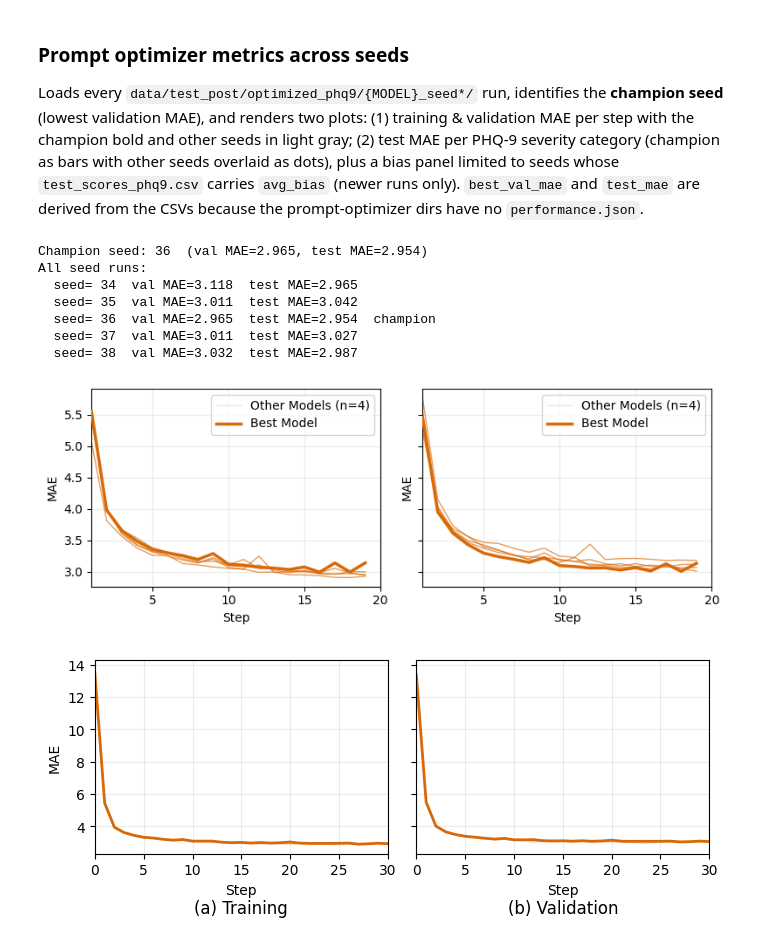
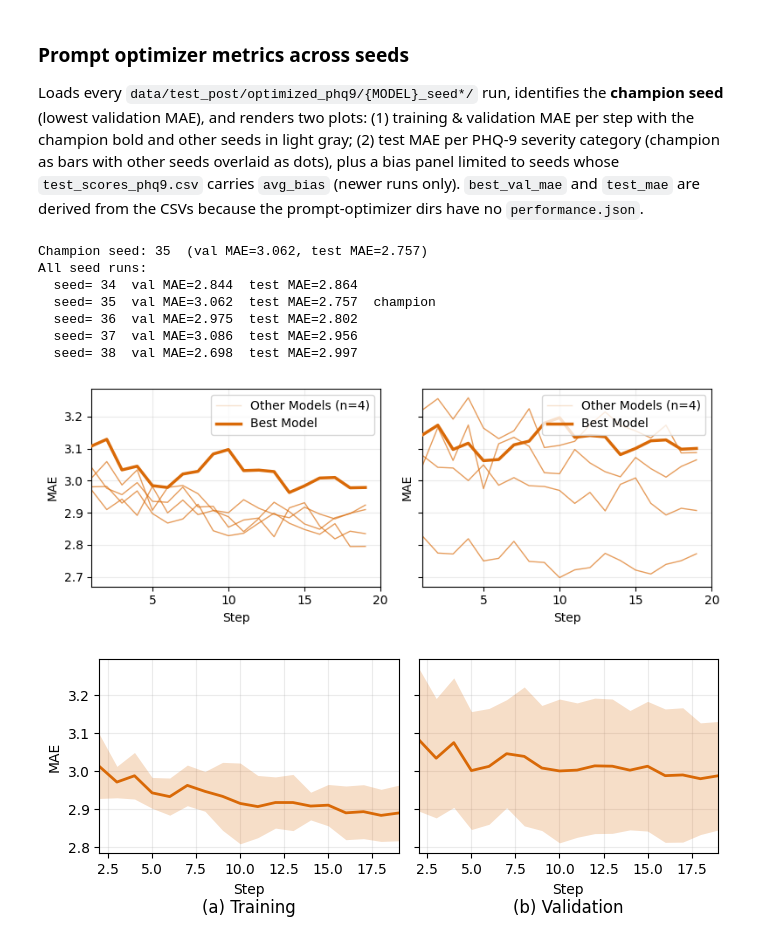
Before and after one commit to chrishoynck/ABM_LLMs_vllm, a Jupyter notebook: experiment.ipynb, the cells around one changed output. Saved outputs shown, nothing was run; the diff lists cells and outputs as text; code cells hidden in the pictures.

```diff
--- a/experiment.ipynb
+++ b/experiment.ipynb
@@ -53,3 +81,38 @@ Is CUDA available: False
+# %%
+R, p = fit.distribution_compare("power_law", "lognormal", normalized_ratio=True)
+
+# Empirical PDF: one dot per integer sum-score (>= xmin).
+xmin = int(fit.power_law.xmin)
+vals, counts = np.unique(phq9[phq9 >= xmin], return_counts=True)
+pdf = counts / counts.sum()
+
+# Power-law fit by least-squares ON THE DENSITY POINTS (each score weighted equally).
+slope, intercept = np.polyfit(np.log10(vals), np.log10(pdf), 1)
+gamma = -slope
+print(f"OLS power-law fit on PDF: gamma={gamma:.3f}  xmin={xmin}")
+
+fig, (ax1, ax2) = plt.subplots(1, 2, figsize=(5.5, 3))
+ax1.hist(phq9, bins=np.arange(phq9.min(), phq9.max() + 2) - 0.5,
+         weights=np.ones_like(phq9, dtype=float) / len(phq9),
+         color=BLUE, edgecolor="white")
+ax1.set(xlabel="PHQ-9 sum-score")
+ax1.set_xlim(0)
+
+ax2.plot(vals, pdf, "o", color=BLUE,  markersize = 4, label="empirical")
+xx = np.array([vals.min(), vals.max()], dtype=float)
+ax2.plot(xx, 10 ** (intercept + slope * np.log10(xx)),
+         color=ORANGE, linestyle="--", label="power-law fit")
+ax2.set(xlabel="PHQ-9 sum-score", xscale="log", yscale="log")
+ax2.legend(loc="lower left")
+
+fig.supylabel("PDF")
+ax1.text(0.5, -0.32, "(a) Distribution", transform=ax1.transAxes, ha="center", va="top")
+ax2.text(0.5, -0.32, rf"(b) Power-law fit ($\gamma$ = {gamma:.2f})",
+         transform=ax2.transAxes, ha="center", va="top")
+
+plt.tight_layout()
+plt.savefig("plots/phq9_distribution.png", dpi=300, bbox_inches="tight")
+plt.show()
 # %% [markdown]
 ### Do prompt robustness analyses
 
@@ -939,7 +1090,7 @@ import matplotlib.pyplot as plt
 from matplotlib.lines import Line2D
 
 # --- config ---
-BERT_BASE_DIR = "data/test_post/bert_regression"
+BERT_BASE_DIR = "data/test_post/bert_regression_finetuned"  # path to the directory containing seed runs
 MODEL_SHORT   = "Qwen3.5-27B"
 METRIC_KIND   = "auto"  # "auto" | "mae" | "score"
 START_EPOCH   = 1       # inclusive
@@ -1042,18 +1193,18 @@ plt.savefig(f"{BERT_BASE_DIR}/{MODEL_SHORT}_train_val_{METRIC_LABEL.lower()}_acr
             dpi=300, bbox_inches="tight")
 plt.show()
 # %% [output]
-Champion seed: 36  (val MAE=2.965, test MAE=2.954)
+Champion seed: 35  (val MAE=3.062, test MAE=2.757)
 All seed runs:
-  seed= 34  val MAE=3.118  test MAE=2.965
-  seed= 35  val MAE=3.011  test MAE=3.042
-  seed= 36  val MAE=2.965  test MAE=2.954  champion
-  seed= 37  val MAE=3.011  test MAE=3.027
-  seed= 38  val MAE=3.032  test MAE=2.987
+  seed= 34  val MAE=2.844  test MAE=2.864
+  seed= 35  val MAE=3.062  test MAE=2.757  champion
+  seed= 36  val MAE=2.975  test MAE=2.802
+  seed= 37  val MAE=3.086  test MAE=2.956
+  seed= 38  val MAE=2.698  test MAE=2.997
-[figure, old version]
+[figure, new version]
 # %%
 # --- config ---
-START_EPOCH_AGG = 0     # inclusive
-END_EPOCH_AGG   = None  # exclusive; None = no upper cap
+START_EPOCH_AGG = 2     # inclusive
+END_EPOCH_AGG   = 20  # exclusive; None = no upper cap
 LINE_COLOR      = "#d96907"
 BAND_ALPHA      = 0.22
 
@@ -1078,34 +1229,34 @@ for split, ax, panel_title in [
         ax.set_ylabel(METRIC_LABEL)
         continue
     agg = (
         sub.groupby("step")["mean_score"]
            .agg(["mean", "std", "count"])
            .reset_index()
            .sort_values("step")
     )
     band = agg["std"].fillna(0.0)
     ax.plot(agg["step"], agg["mean"], color=LINE_COLOR, linewidth=2.0,
             label=f"Mean across {len(runs)} seeds")
     ax.fill_between(
         agg["step"], agg["mean"] - band, agg["mean"] + band,
         color=LINE_COLOR, alpha=BAND_ALPHA, linewidth=0, label="±1 SD across seeds",
     )
     start = max(START_EPOCH_AGG, sub["step"].min())
     end   = sub["step"].max() if END_EPOCH_AGG is None else min(END_EPOCH_AGG, sub["step"].max())
     ax.set_xlabel("Step")
     if split == "train":
         ax.set_ylabel(METRIC_LABEL)
     ax.set_title(panel_title, y=-0.35)
     ax.grid(True, alpha=0.25)
     ax.set_xlim(start, end)
     ax.set_axisbelow(True)
 
 fig.tight_layout()
 plt.savefig(f"{BERT_BASE_DIR}/{MODEL_SHORT}_mean_sd_{METRIC_LABEL.lower()}_across_seeds.png",
             dpi=300, bbox_inches="tight")
 plt.show()
 # %% [output]
-[figure, old version]
+[figure, new version]
 # %%
 # === Plot 2: test metric + bias/iter10 by PHQ-9 severity category ===
 
```
Also changed, not shown: parts of 16 cells of this notebook, 17 other files.
